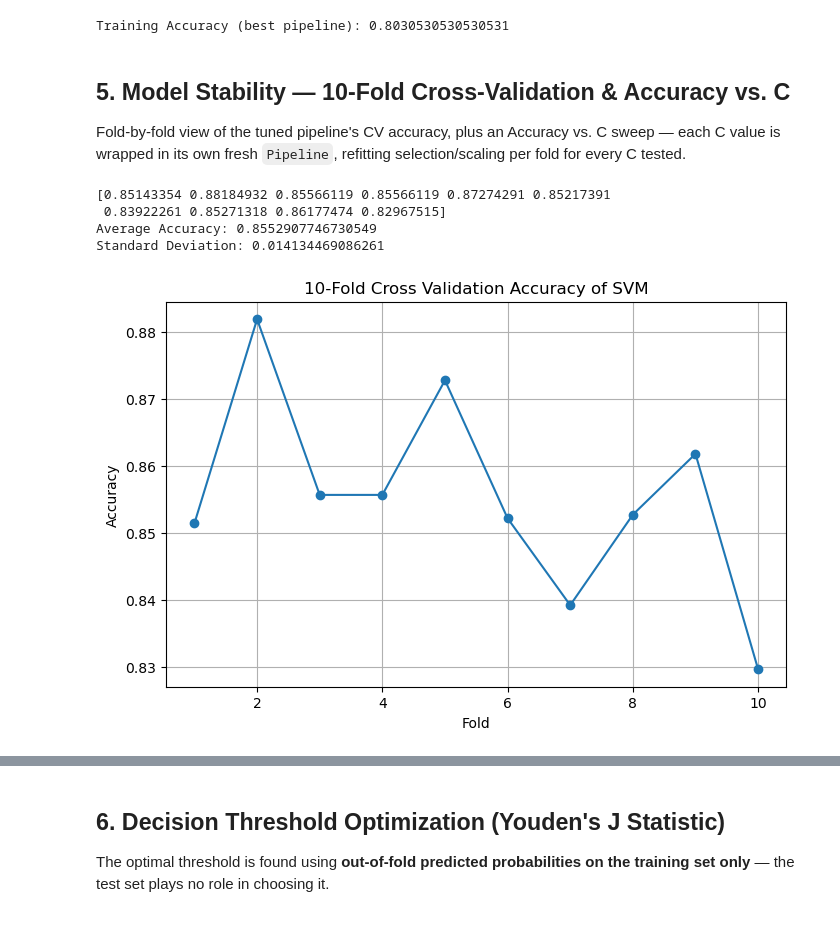
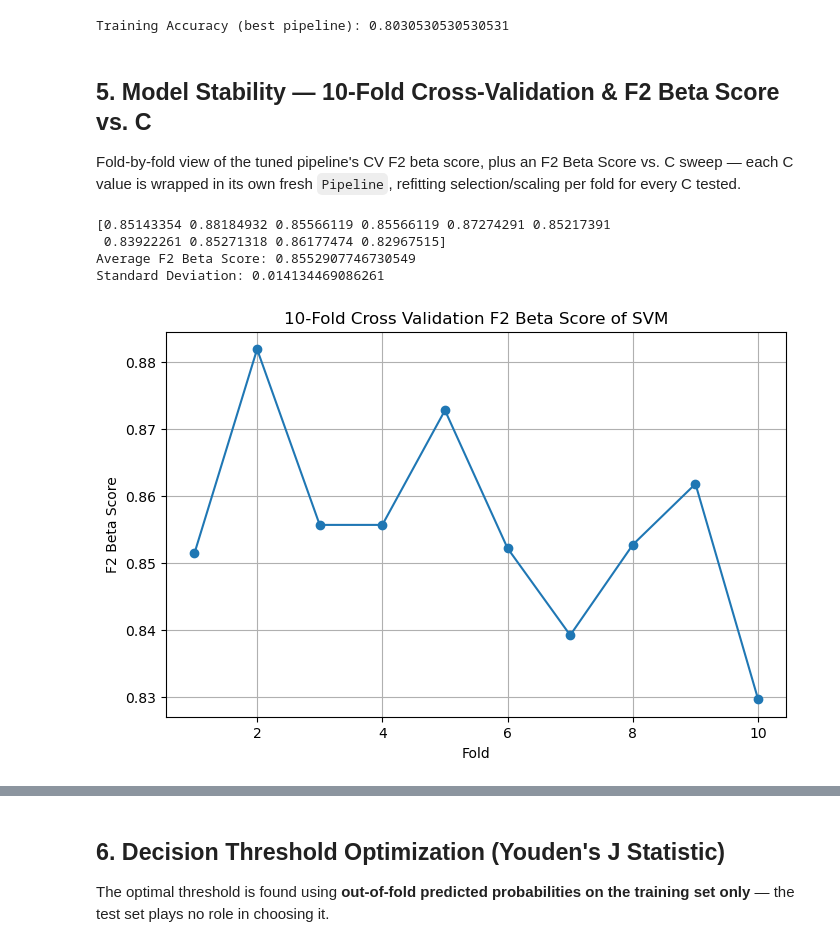
Before and after one commit to phoebehr/heartdisease, a Jupyter notebook: SVM-final.ipynb, the cells around one changed output, grey strips where cells are left out. Saved outputs shown, nothing was run; the diff lists cells and outputs as text; code cells hidden in the pictures.

```diff
--- a/SVM-final.ipynb
+++ b/SVM-final.ipynb
@@ -54,13 +57,13 @@ results_log = []
 candidate_models = {}
 
 def log_cv(name, acc, model=None):
-    """Log a cross-validated (train-only) accuracy estimate."""
+    """Log a cross-validated (train-only) score."""
     try:
         acc = float(acc)
     except (ValueError, TypeError) as e:
         print(f"Could not log '{name}': {e}")
         return None
-    results_log.append({"Stage": name, "Accuracy": acc, "Type": "CV (train only)"})
+    results_log.append({"Stage": name, "Score": acc, "Type": "CV (train only)"})
     if model is not None:
         candidate_models[name] = model
     print(f"[Logged - CV] {name}: {acc:.4f}")
@@ -73,7 +76,7 @@ def log_test(name, y_true, y_pred):
     except (ValueError, TypeError) as e:
         print(f"Could not log '{name}': {e}")
         return None
-    results_log.append({"Stage": name, "Accuracy": acc, "Type": "TEST (final, touched once)"})
+    results_log.append({"Stage": name, "Score": acc, "Type": "TEST (final, touched once)"})
     print(f"[Logged - TEST] {name}: {acc:.4f}")
     return acc
 # %% [markdown]
@@ -159,36 +162,36 @@ else:
 # %% [output]
 Training Accuracy (best pipeline): 0.8030530530530531
 # %% [markdown]
-## 5. Model Stability — 10-Fold Cross-Validation & Accuracy vs. C
-Fold-by-fold view of the tuned pipeline's CV accuracy, plus an Accuracy vs. C sweep — each C value is wrapped in its own fresh `Pipeline`, refitting selection/scaling per fold for every C tested.
+## 5. Model Stability — 10-Fold Cross-Validation & F2 Beta Score vs. C
+Fold-by-fold view of the tuned pipeline's CV F2 beta score, plus an F2 Beta Score vs. C sweep — each C value is wrapped in its own fresh `Pipeline`, refitting selection/scaling per fold for every C tested.
 # %%
 try:
     scores = cross_val_score(best_pipeline, X_train_raw, y_train, cv=10, scoring=CLINICAL_SCORER)
 except (ValueError, RuntimeError) as e:
     print(f"Error during cross-validation: {e}")
 else:
     print(scores)
-    print("Average Accuracy:", scores.mean())
+    print("Average F2 Beta Score:", scores.mean())
     print("Standard Deviation:", scores.std())
 
     cv_results = pd.DataFrame({
         "Fold": range(1, 11),
-        "Accuracy": scores
+        "F2 Beta Score": scores
     })
 
     plt.figure(figsize=(8, 5))
     plt.plot(range(1, 11), scores, marker='o')
     plt.xlabel("Fold")
-    plt.ylabel("Accuracy")
-    plt.title("10-Fold Cross Validation Accuracy of SVM")
+    plt.ylabel("F2 Beta Score")
+    plt.title("10-Fold Cross Validation F2 Beta Score of SVM")
     plt.grid(True)
     plt.show()
 # %% [output]
 [0.85143354 0.88184932 0.85566119 0.85566119 0.87274291 0.85217391
  0.83922261 0.85271318 0.86177474 0.82967515]
-Average Accuracy: 0.8552907746730549
+Average F2 Beta Score: 0.8552907746730549
 Standard Deviation: 0.014134469086261
-[figure, old version]
+[figure, new version]
 # %%
 cv_results
 # %% [output]
```
Also changed, not shown: parts of 12 cells of this notebook, 1 other file.
